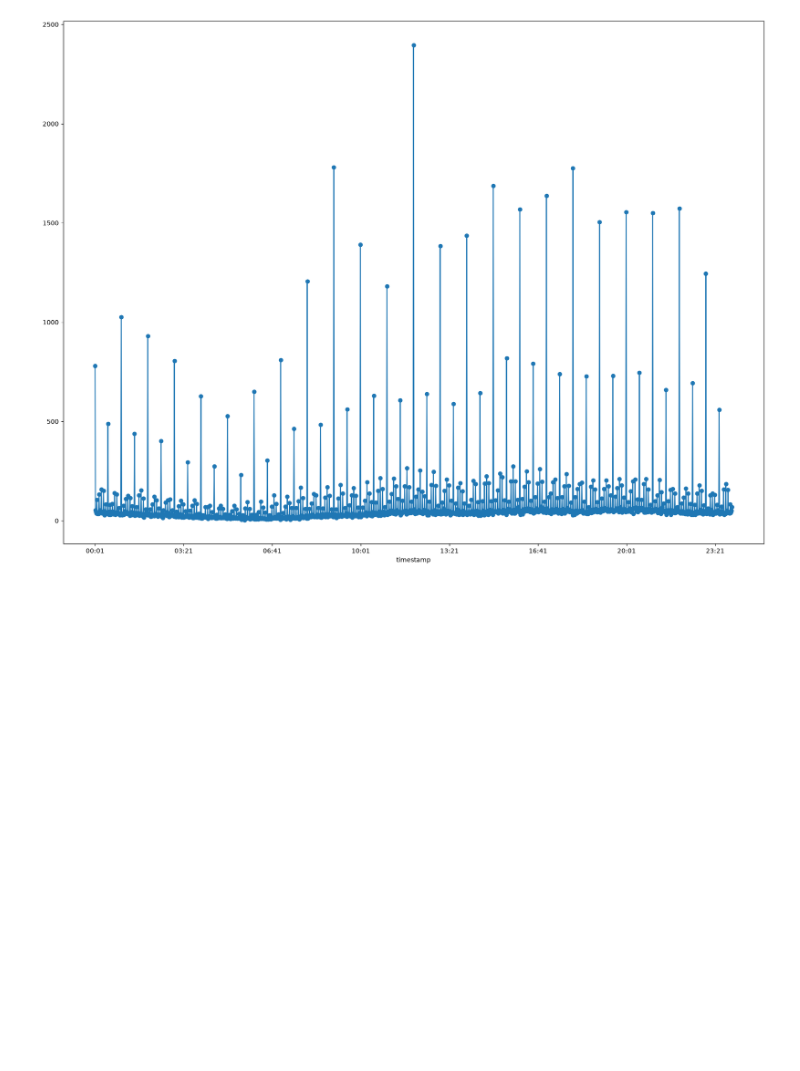
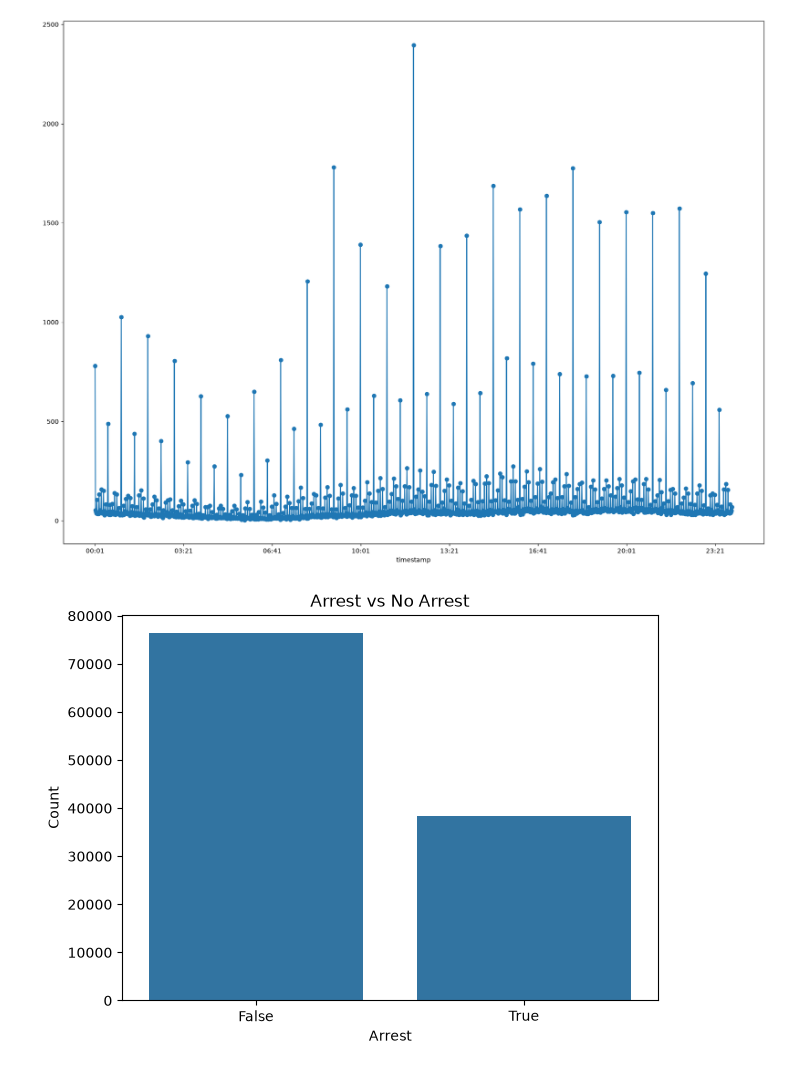
Before and after one commit to Shetty-Amogh/s4ds-ml-task, a Jupyter notebook: Task1/task1.ipynb, the cells around one changed output. Saved outputs shown, nothing was run; the diff lists cells and outputs as text; code cells hidden in the pictures; blank space fills up the shorter version.

```diff
--- a/Task1/task1.ipynb
+++ b/Task1/task1.ipynb
@@ -95,3 +95,15 @@ plt.scatter(x=df['timestamp'].value_counts().sort_index().index, y=df['timestamp
 # %% [output]
 <matplotlib.collections.PathCollection at 0x...>
 [figure]
+# %%
+arrest_counts = df["Arrest"].value_counts()
+
+plt.figure()
+sns.countplot(data=df, x="Arrest")
+plt.title("Arrest vs No Arrest")
+plt.xlabel("Arrest")
+plt.ylabel("Count")
+plt.tight_layout()
+plt.show()
+# %% [output]
+[figure, added]
```
Also changed, not shown: parts of 7 cells of this notebook, 1 other file.
